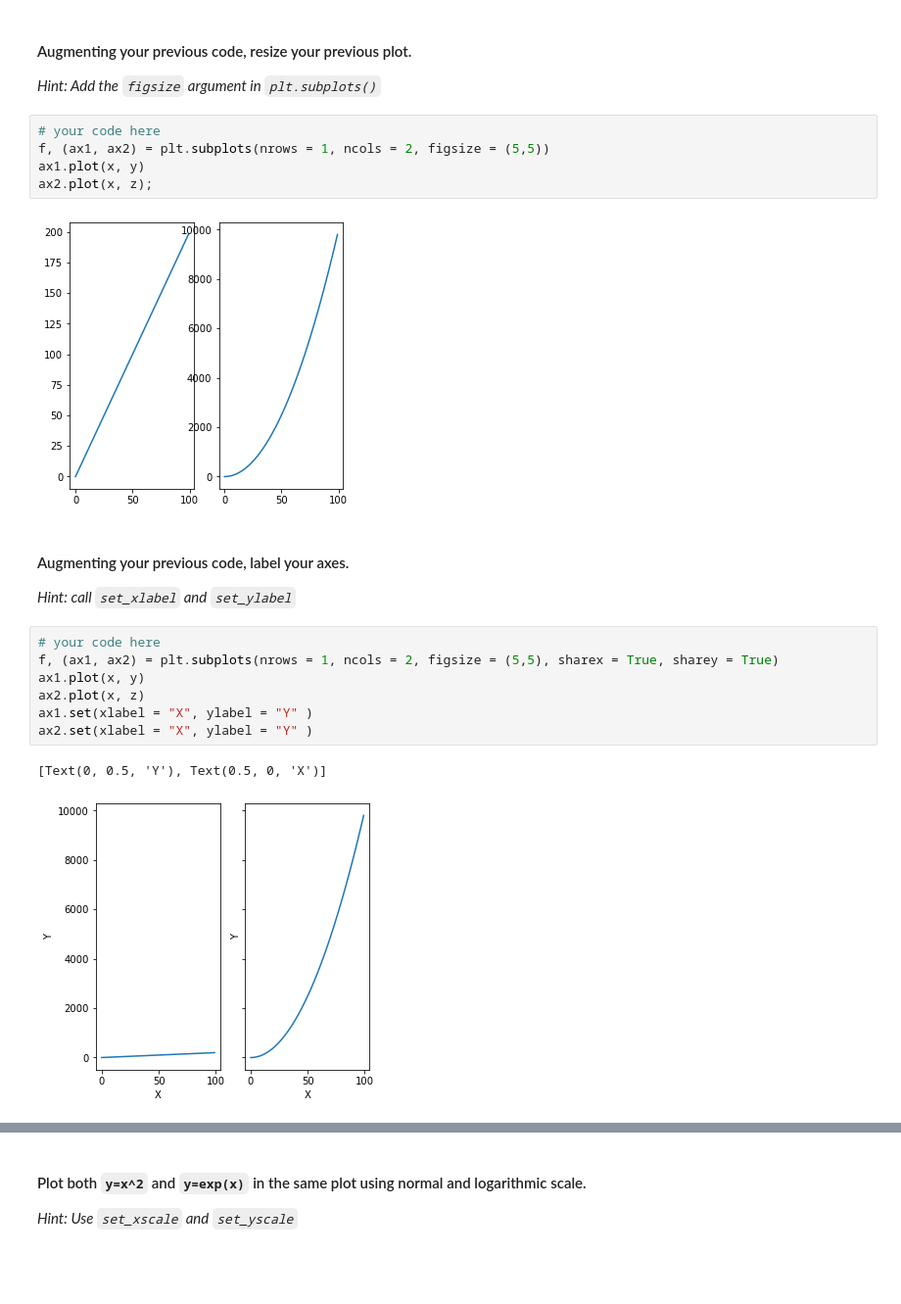
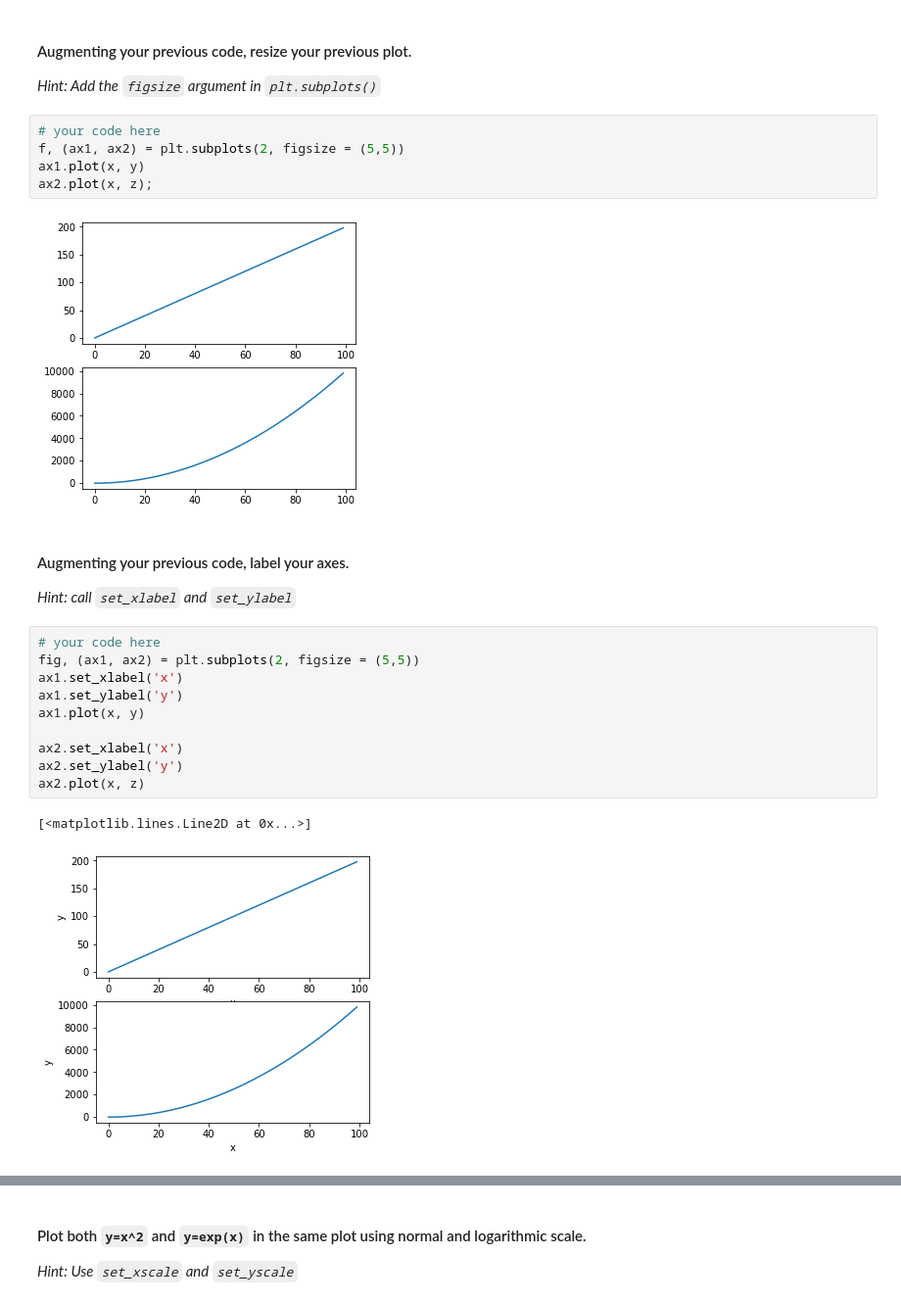
Before and after one commit to ta-data-mexpt/lab-matplotlib-seaborn, a Jupyter notebook: your-code/challenge-1.ipynb, the cells around one changed output, grey strips where cells are left out. Shown: that part at 98% size. Cells and saved outputs as stored; diff of their text form; blank space fills up the shorter version.

```diff
--- a/your-code/challenge-1.ipynb
+++ b/your-code/challenge-1.ipynb
@@ -56,22 +58,25 @@ ax2.plot(x, z);
 *Hint: Add the `figsize` argument in `plt.subplots()`*
 # %%
 # your code here
-f, (ax1, ax2) = plt.subplots(nrows = 1, ncols = 2, figsize = (5,5))
+f, (ax1, ax2) = plt.subplots(2, figsize = (5,5))
 ax1.plot(x, y)
 ax2.plot(x, z);
 # %% [output]
-[figure, old version]
+[figure, new version]
 # %% [markdown]
 #### Augmenting your previous code, label your axes.
 
 *Hint: call `set_xlabel` and `set_ylabel`*
 # %%
 # your code here
-f, (ax1, ax2) = plt.subplots(nrows = 1, ncols = 2, figsize = (5,5), sharex = True, sharey = True)
+fig, (ax1, ax2) = plt.subplots(2, figsize = (5,5))
+ax1.set_xlabel('x')
+ax1.set_ylabel('y')
 ax1.plot(x, y)
+
+ax2.set_xlabel('x')
+ax2.set_ylabel('y')
 ax2.plot(x, z)
-ax1.set(xlabel = "X", ylabel = "Y" )
-ax2.set(xlabel = "X", ylabel = "Y" )
 # %% [output]
-[Text(0, 0.5, 'Y'), Text(0.5, 0, 'X')]
+[<matplotlib.lines.Line2D at 0x...>]
-[figure, old version]
+[figure, new version]
```
Also changed, not shown: parts of 5 cells of this notebook.
